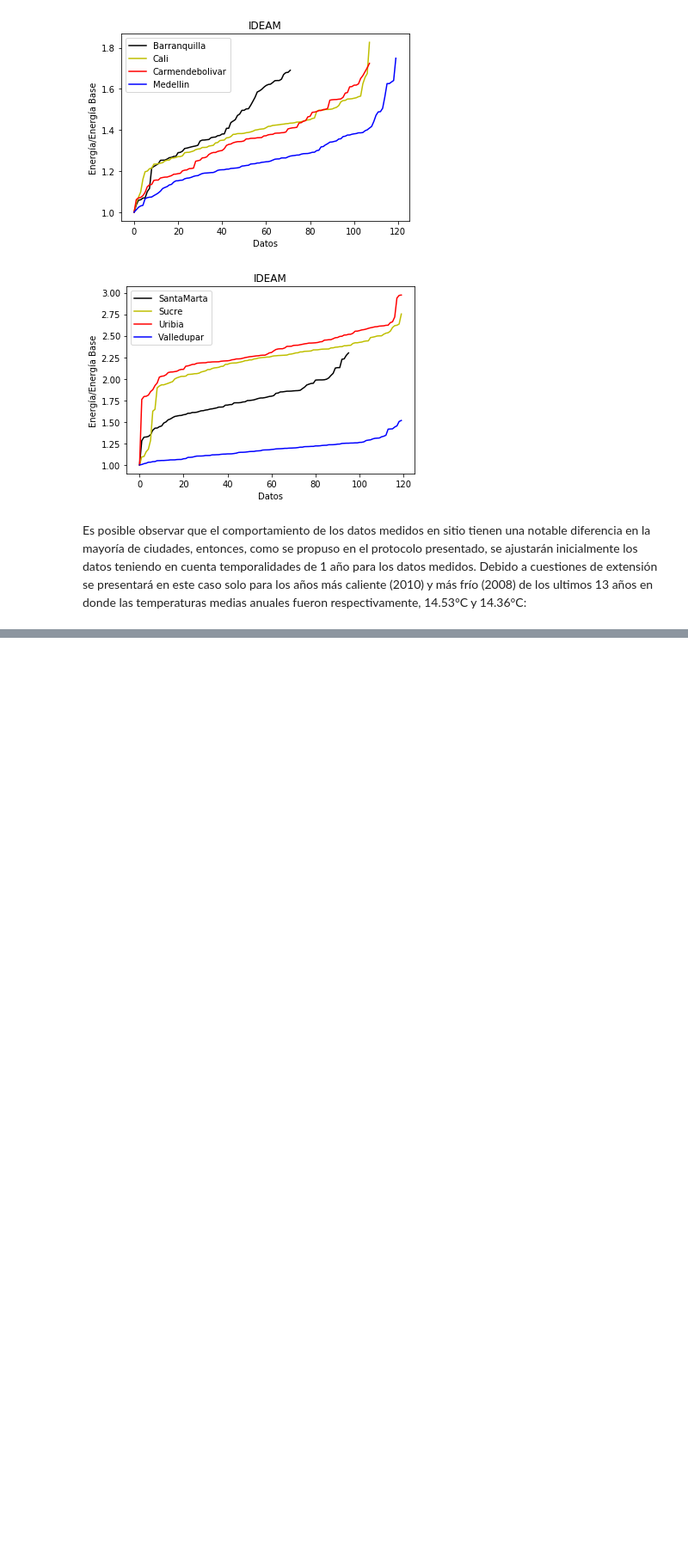
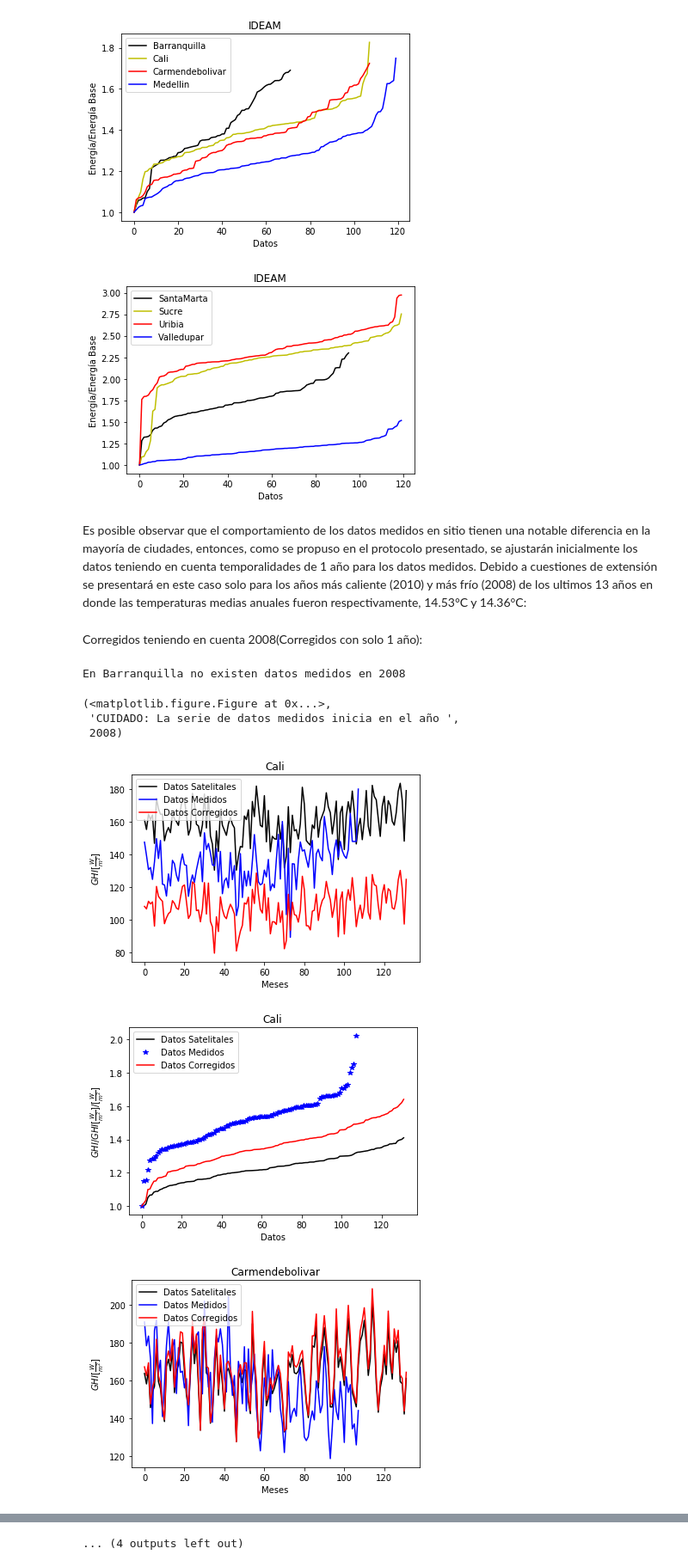
Before and after one commit to JuanVillegasSantos/Herramientas-Computacionales-IMEC3602, a Jupyter notebook: 02_taller01/solucionTaller.ipynb, the cells around one changed output, grey strips where cells are left out. Shown at 86% size. Drawn from its saved outputs; the diff is of its cells as text; code cells hidden in the pictures; blank space fills up the shorter version.

```diff
--- a/02_taller01/solucionTaller.ipynb
+++ b/02_taller01/solucionTaller.ipynb
@@ -140,6 +131,7 @@ def plotPorCiudad (agnoInicial,mesInicial,agnoFinal,mesFinal,ciudad):
     fig=figure()
     pylab.xlabel('Meses')
     pylab.ylabel(r'$GHI[\frac{W}{m^2}]$')
+    pylab.title(ciudad)
     pylab.plot(range(len(NREL)),NREL,'-k', label='Datos Satelitales')
     pylab.plot(range(len(IDEAM)),IDEAM,'-b', label='Datos Medidos')
     pylab.plot(range(len(MCPData)),MCPData,'-r', label='Datos Corregidos')
@@ -148,6 +140,7 @@ def plotPorCiudad (agnoInicial,mesInicial,agnoFinal,mesFinal,ciudad):
     fig1=figure()
     pylab.xlabel("Datos")
     pylab.ylabel("Energía/Energía Base")
+    pylab.title(ciudad)
     MCP2=sorted(MCPData)
     NREL2=sorted(NREL)
     IDEAM2=sorted(IDEAM)
@@ -255,3 +234,22 @@ graficar('SantaMarta','Sucre','Uribia','Valledupar','IDEAM')
 [figure]
 # %% [markdown]
 Es posible observar que el comportamiento de los datos medidos en sitio tienen una notable diferencia en la mayoría de ciudades, entonces, como se propuso en el protocolo presentado, se ajustarán inicialmente los datos teniendo en cuenta temporalidades de 1 año para los datos medidos. Debido a cuestiones de extensión se presentará en este caso solo para los años más caliente (2010) y más frío (2008) de los ultimos 13 años en donde las temperaturas medias anuales fueron respectivamente, 14.53°C y 14.36°C:
+# %% [markdown]
+Corregidos teniendo en cuenta 2008(Corregidos con solo 1 año):
+# %%
+print('En Barranquilla no existen datos medidos en 2008')
+plotPorCiudad(2008,1,2008,12,'Cali')
+plotPorCiudad(2008,1,2008,12,'Carmendebolivar')
+plotPorCiudad(2008,1,2008,12,'Medellin')
+plotPorCiudad(2008,1,2008,12,'SantaMarta')
+plotPorCiudad(2008,1,2008,12,'Sucre')
+plotPorCiudad(2008,1,2008,12,'Uribia')
+plotPorCiudad(2008,1,2008,12,'Valledupar')
+# %% [output]
+En Barranquilla no existen datos medidos en 2008
+(<matplotlib.figure.Figure at 0x...>,
+ 'CUIDADO: La serie de datos medidos inicia en el año ',
+ 2008)
+[figure, added]
+[figure, added]
+[figure, added]
@@ -257,0 +263 @@ Es posible observar que el comportamiento de los datos medidos en sitio tienen u
+... (4 outputs left out)
```
Also changed, not shown: parts of 29 cells of this notebook.
